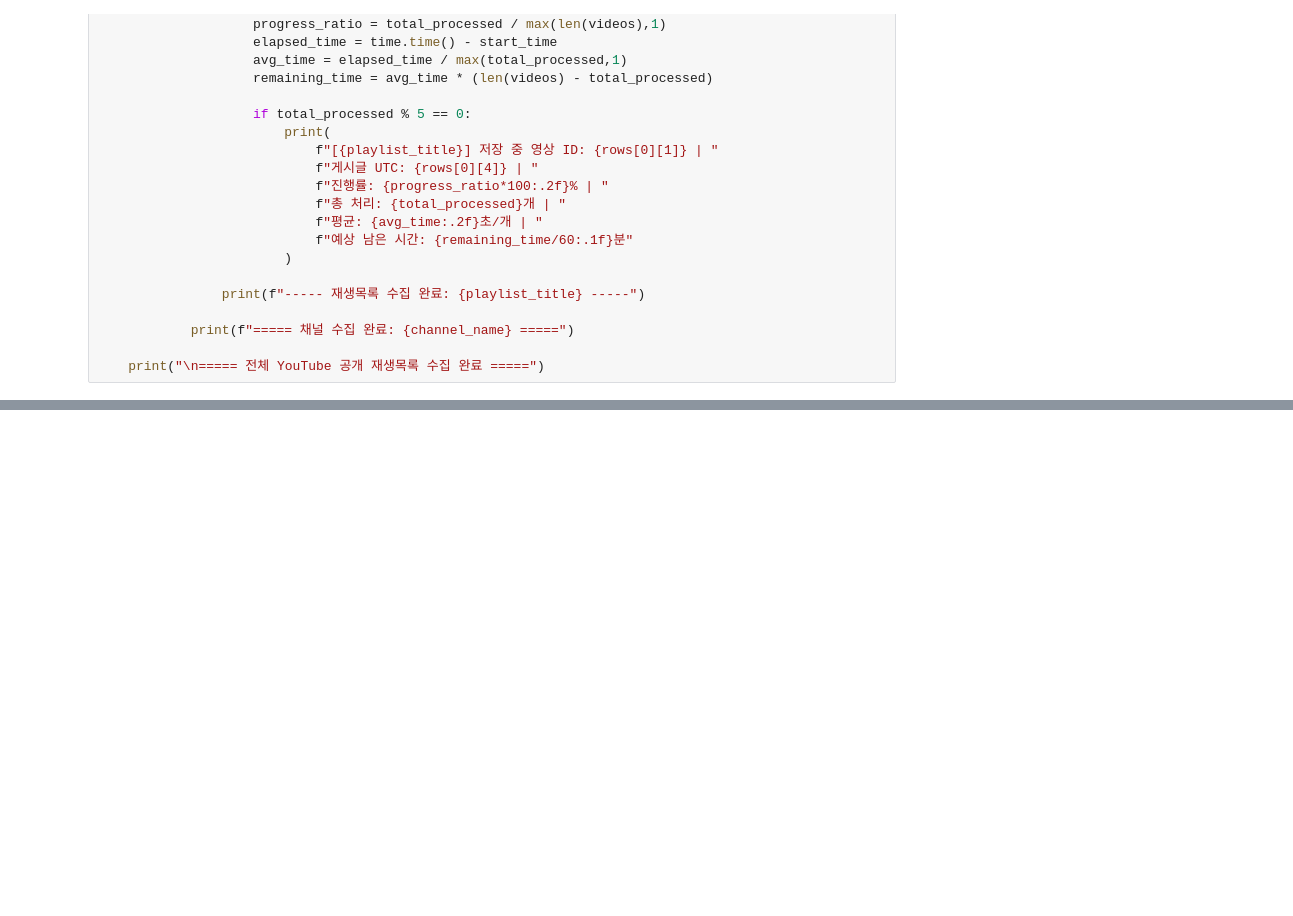
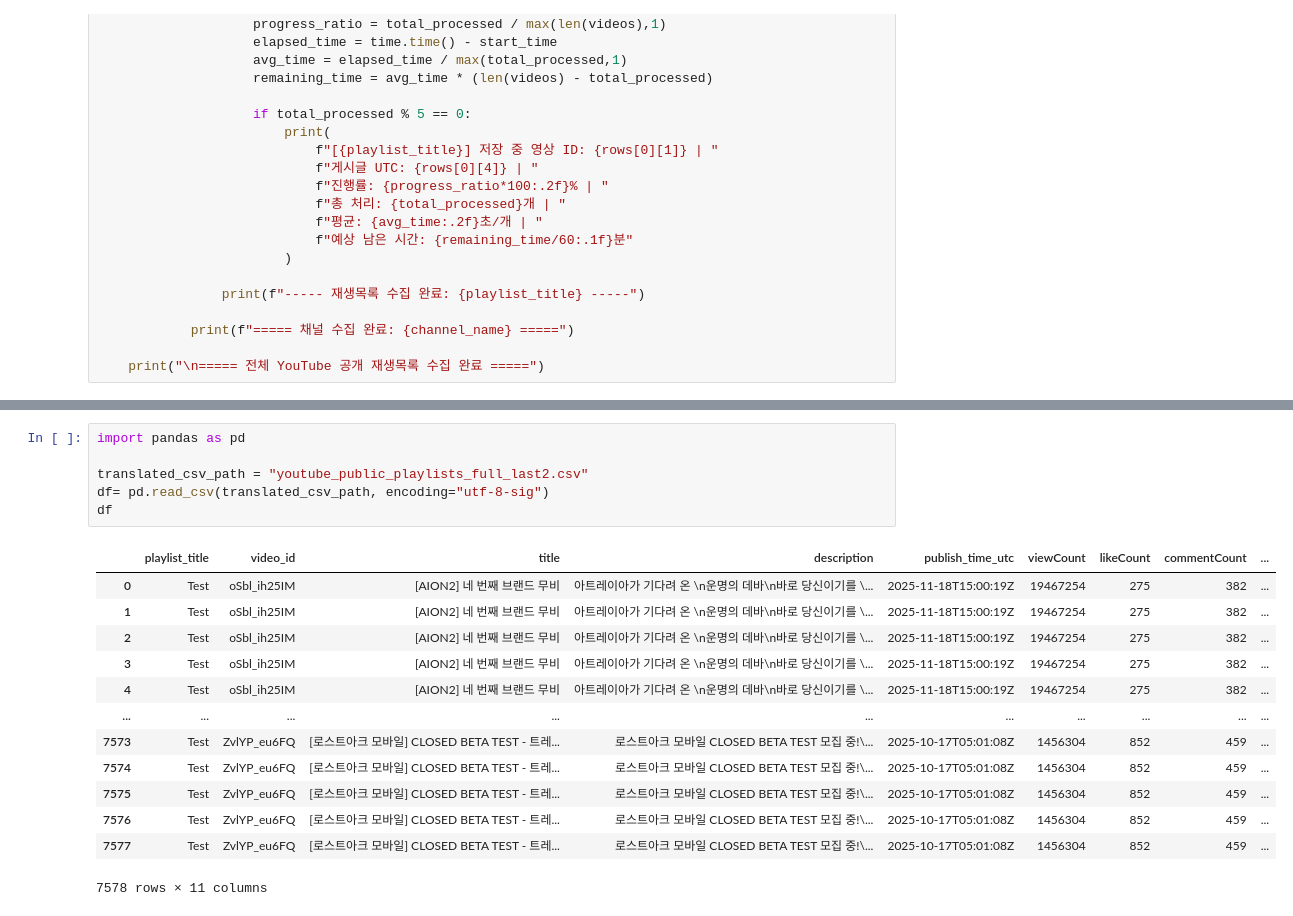
Before and after one commit to SsongSeta/Control_Defines_Difficulty, a Jupyter notebook: 1_code/01_1_collect_youtubedata.ipynb, the cells around one changed output, grey strips where cells are left out. Cells and saved outputs as stored; diff of their text form; blank space fills up the shorter version.

Commit message:
update collect code - youtube, inven

```diff
--- a/1_code/01_1_collect_youtubedata.ipynb
+++ b/1_code/01_1_collect_youtubedata.ipynb
@@ -223,2 +270,22 @@ collect_youtube_public_playlists()
 
 ===== 전체 YouTube 공개 재생목록 수집 완료 =====
+# %%
+import pandas as pd
+
+translated_csv_path = "youtube_public_playlists_full_last2.csv"
+df= pd.read_csv(translated_csv_path, encoding="utf-8-sig")
+df
+# %% [output]
+|  | playlist_title | video_id | title | description | publish_time_utc | viewCount | likeCount | commentCount | ... |
+| 0 | Test | oSbl_ih25IM | [AION2] 네 번째 브랜드 무비 | 아트레이아가 기다려 온 \n운명의 데바\n바로 당신이기를 \... | 2025-11-18T15:00:19Z | 19467254 | 275 | 382 | ... |
+| 1 | Test | oSbl_ih25IM | [AION2] 네 번째 브랜드 무비 | 아트레이아가 기다려 온 \n운명의 데바\n바로 당신이기를 \... | 2025-11-18T15:00:19Z | 19467254 | 275 | 382 | ... |
+| 2 | Test | oSbl_ih25IM | [AION2] 네 번째 브랜드 무비 | 아트레이아가 기다려 온 \n운명의 데바\n바로 당신이기를 \... | 2025-11-18T15:00:19Z | 19467254 | 275 | 382 | ... |
+| 3 | Test | oSbl_ih25IM | [AION2] 네 번째 브랜드 무비 | 아트레이아가 기다려 온 \n운명의 데바\n바로 당신이기를 \... | 2025-11-18T15:00:19Z | 19467254 | 275 | 382 | ... |
+| 4 | Test | oSbl_ih25IM | [AION2] 네 번째 브랜드 무비 | 아트레이아가 기다려 온 \n운명의 데바\n바로 당신이기를 \... | 2025-11-18T15:00:19Z | 19467254 | 275 | 382 | ... |
+| ... | ... | ... | ... | ... | ... | ... | ... | ... | ... |
+| 7573 | Test | ZvlYP_eu6FQ | [로스트아크 모바일] CLOSED BETA TEST - 트레... | 로스트아크 모바일 CLOSED BETA TEST 모집 중!\... | 2025-10-17T05:01:08Z | 1456304 | 852 | 459 | ... |
+| 7574 | Test | ZvlYP_eu6FQ | [로스트아크 모바일] CLOSED BETA TEST - 트레... | 로스트아크 모바일 CLOSED BETA TEST 모집 중!\... | 2025-10-17T05:01:08Z | 1456304 | 852 | 459 | ... |
+| 7575 | Test | ZvlYP_eu6FQ | [로스트아크 모바일] CLOSED BETA TEST - 트레... | 로스트아크 모바일 CLOSED BETA TEST 모집 중!\... | 2025-10-17T05:01:08Z | 1456304 | 852 | 459 | ... |
+| 7576 | Test | ZvlYP_eu6FQ | [로스트아크 모바일] CLOSED BETA TEST - 트레... | 로스트아크 모바일 CLOSED BETA TEST 모집 중!\... | 2025-10-17T05:01:08Z | 1456304 | 852 | 459 | ... |
+| 7577 | Test | ZvlYP_eu6FQ | [로스트아크 모바일] CLOSED BETA TEST - 트레... | 로스트아크 모바일 CLOSED BETA TEST 모집 중!\... | 2025-10-17T05:01:08Z | 1456304 | 852 | 459 | ... |
+7578 rows × 11 columns
```
Also changed, not shown: parts of 18 cells of this notebook, 1 other file.
